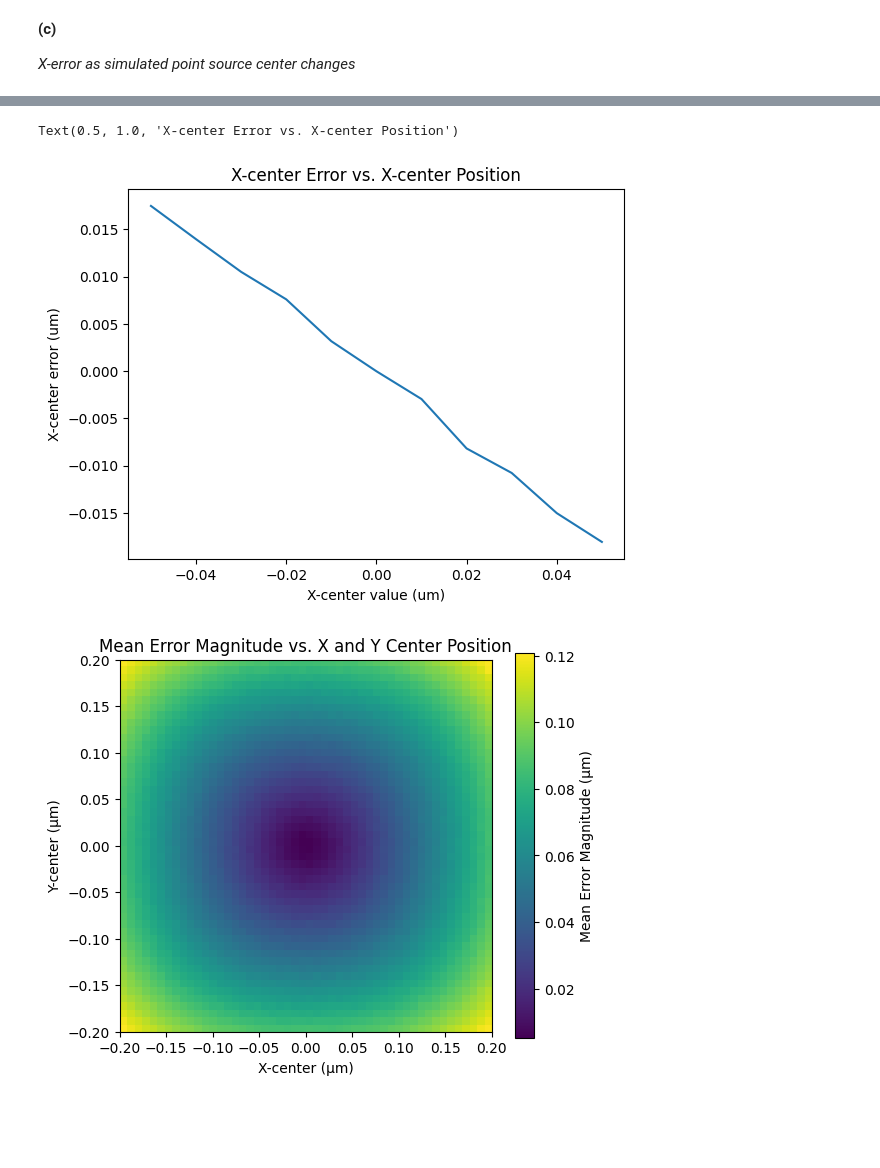
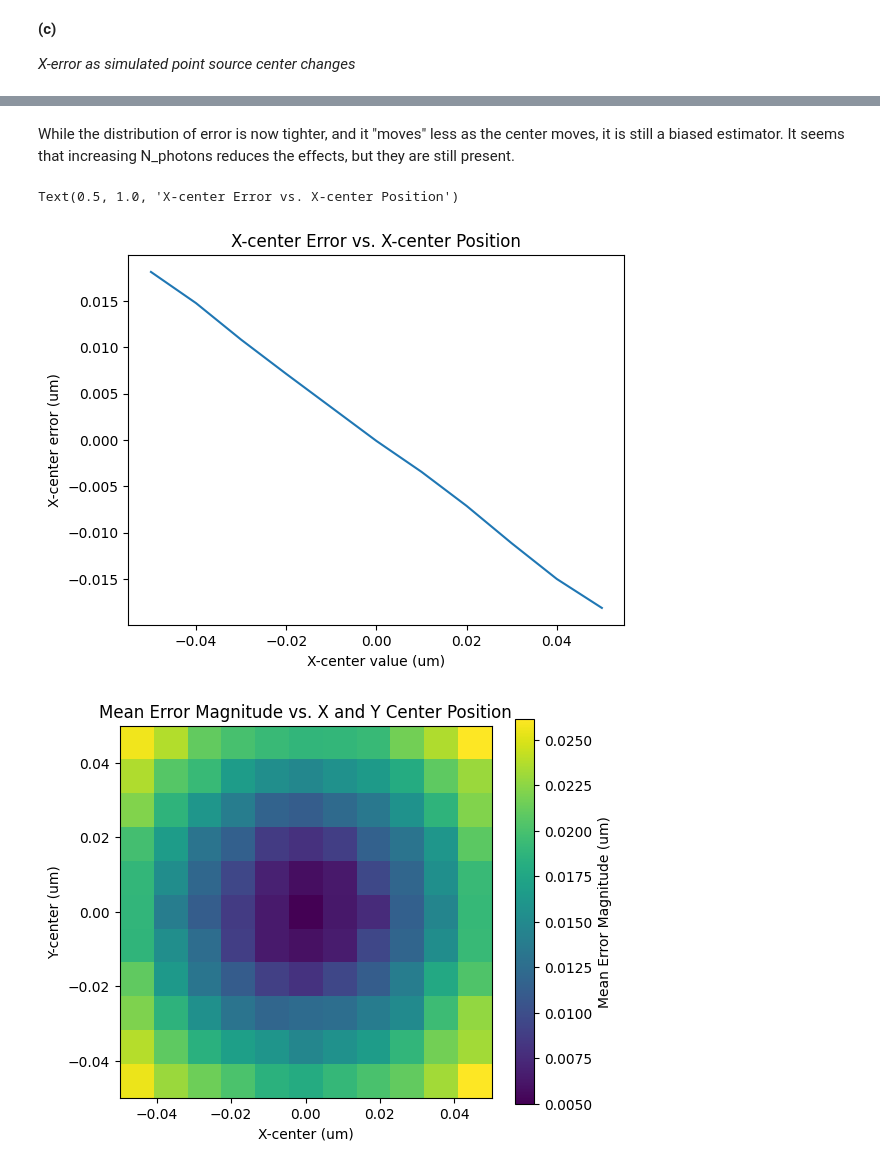
Before and after one commit to apdill/ImageAnalysis, a Jupyter notebook: HW5/HW5_AD.ipynb, the cells around one changed output, grey strips where cells are left out. Cells and saved outputs as stored; diff of their text form; code cells hidden in the pictures; blank space fills up the shorter version.

```diff
--- a/HW5/HW5_AD.ipynb
+++ b/HW5/HW5_AD.ipynb
@@ -325,7 +348,7 @@ fine_scale = 0.001
 center = (0.0, 0.0)
 bg = 10
 
-m = 100
+m = 1000
 rms_list = []
 N_photons_list = np.logspace(np.log10(40), np.log10(40000), num=10)
 
@@ -440,3 +465,5 @@ for center in center_list:
+# %% [markdown]
+While the distribution of error is now tighter, and it "moves" less as the center moves, it is still a biased estimator. It seems that increasing N_photons reduces the effects, but they are still present.
 # %%
 N_camera = 7
 wavelength = 0.510
@@ -478,7 +505,7 @@ plt.ylabel('X-center error (um)')
 plt.title('X-center Error vs. X-center Position')
 # %% [output]
 Text(0.5, 1.0, 'X-center Error vs. X-center Position')
-[figure, old version]
+[figure, new version]
 # %%
 N_camera = 7
 wavelength = 0.510
@@ -489,40 +516,38 @@ fine_scale = 0.001
 bg = 10
 m = 100
 
-center_x_list = np.linspace(-0.2, 0.2, 50)
-center_y_list = np.linspace(-0.2, 0.2, 50)
+center_x_list = np.linspace(-0.05, 0.05, 11)
+center_y_list = np.linspace(-0.05, 0.05, 11)
 
 mean_error_magnitude_array = np.zeros((len(center_x_list), len(center_y_list)))
-
-from tqdm.auto import tqdm
 
 for i, center_x in tqdm(enumerate(center_x_list), total = len(center_x_list), desc = f"Outer Loop, X Center = {center_x:.4f} ", leave=False):
     for j, center_y in tqdm(enumerate(center_y_list), total=len(center_y_list),
                              desc=f"Processing Y positions for {center_x:.4f}", leave=False):
 
         center = (center_x, center_y)
 
         error_magnitude_list = []
 
         for _ in range(m):
             image = sim_ps(N_camera=N_camera, wavelength=wavelength, NA=NA, camera_scale=camera_scale,
                            fine_scale=fine_scale, N_photon=N_photons, center=center, B=bg)
 
             centroid = calculate_centroid(image, origin_center=True, camera_scale=camera_scale)
             x_centroid, y_centroid = centroid
 
             error_magnitude = np.sqrt((x_centroid - center_x) ** 2 + (y_centroid - center_y) ** 2)
             error_magnitude_list.append(error_magnitude)
 
         mean_error_magnitude_array[i, j] = np.mean(error_magnitude_list)
 
 plt.figure(figsize=(6, 5))
 c = plt.imshow(mean_error_magnitude_array, extent=[center_x_list[0], center_x_list[-1], center_y_list[0], center_y_list[-1]],
                origin='lower', cmap='viridis')
-plt.colorbar(c, label="Mean Error Magnitude (µm)")
+plt.colorbar(c, label="Mean Error Magnitude (um)")
 plt.title("Mean Error Magnitude vs. X and Y Center Position")
-plt.xlabel("X-center (µm)")
-plt.ylabel("Y-center (µm)")
+plt.xlabel("X-center (um)")
+plt.ylabel("Y-center (um)")
 plt.show()
 # %% [output]
-[figure, old version]
+[figure, new version]
```
Also changed, not shown: parts of 17 cells of this notebook, 3 other files.
